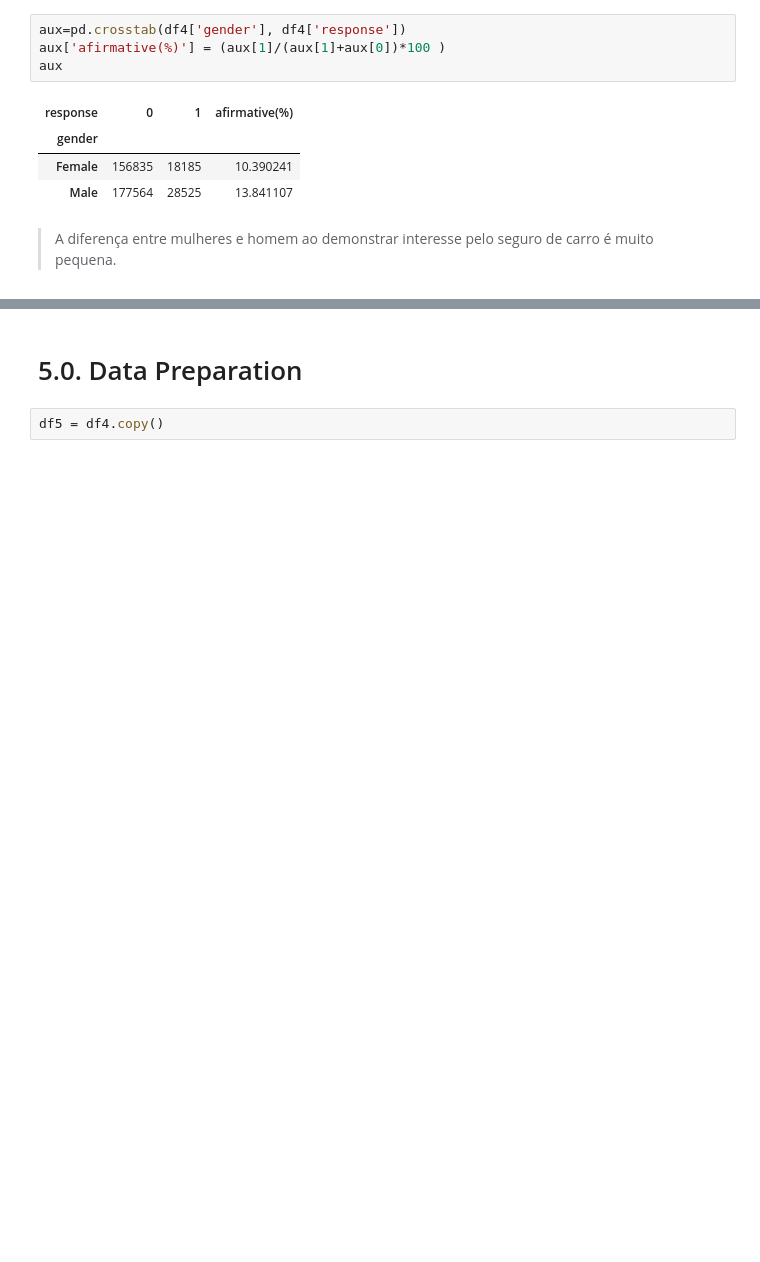
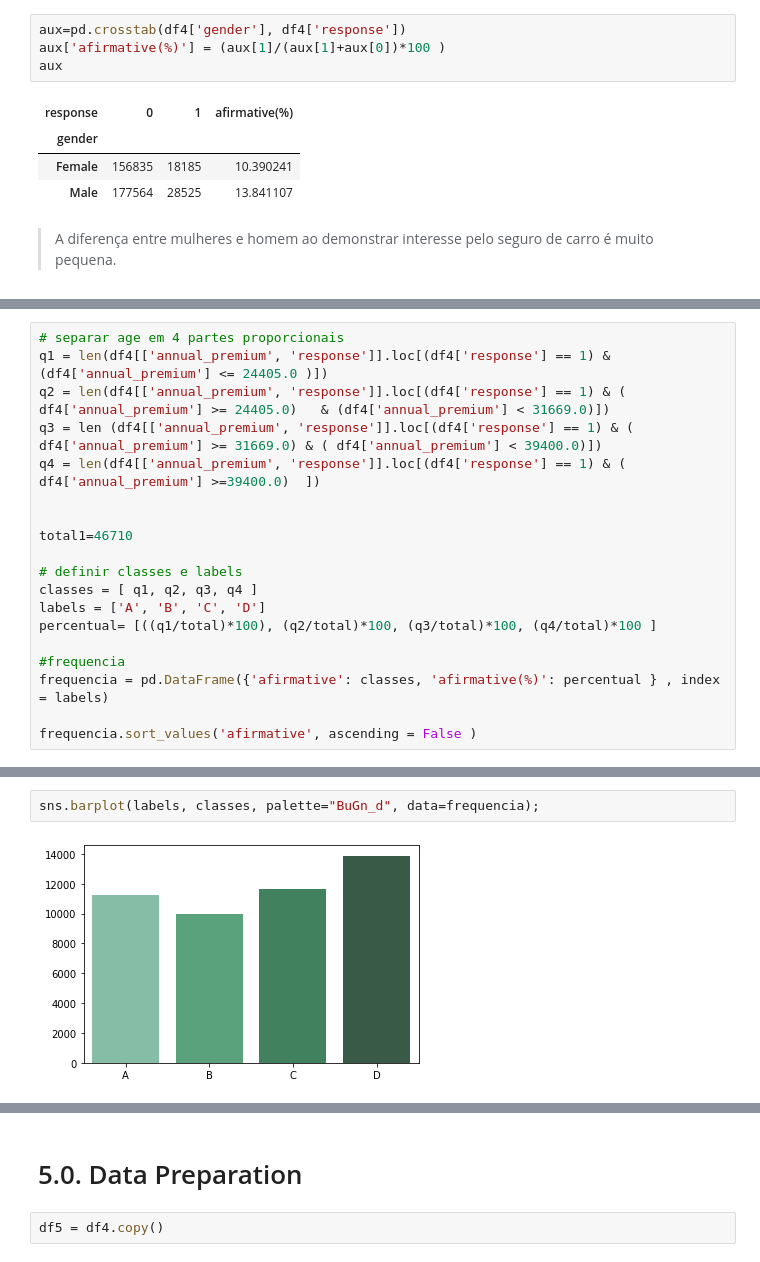
Before and after one commit to LucasAsilveira/PA04-Health-Insurance-Cross-Sell, a Jupyter notebook: Project_Health_Insurance.ipynb, the cells around one changed output, grey strips where cells are left out. Drawn from its saved outputs; the diff is of its cells as text; blank space fills up the shorter version.

```diff
--- a/Project_Health_Insurance.ipynb
+++ b/Project_Health_Insurance.ipynb
@@ -627,0 +720,19 @@ aux
+# %%
+# separar age em 4 partes proporcionais
+q1 = len(df4[['annual_premium', 'response']].loc[(df4['response'] == 1) & (df4['annual_premium'] <= 24405.0 )])
+q2 = len(df4[['annual_premium', 'response']].loc[(df4['response'] == 1) & ( df4['annual_premium'] >= 24405.0)   & (df4['annual_premium'] < 31669.0)])
+q3 = len (df4[['annual_premium', 'response']].loc[(df4['response'] == 1) & ( df4['annual_premium'] >= 31669.0) & ( df4['annual_premium'] < 39400.0)])
+q4 = len(df4[['annual_premium', 'response']].loc[(df4['response'] == 1) & ( df4['annual_premium'] >=39400.0)  ])
+
+
+total1=46710
+
+# definir classes e labels
+classes = [ q1, q2, q3, q4 ]
+labels = ['A', 'B', 'C', 'D']
+percentual= [((q1/total)*100), (q2/total)*100, (q3/total)*100, (q4/total)*100 ]
+
+#frequencia
+frequencia = pd.DataFrame({'afirmative': classes, 'afirmative(%)': percentual } , index = labels)
+
+frequencia.sort_values('afirmative', ascending = False )
@@ -627,0 +745,4 @@ aux
+# %%
+sns.barplot(labels, classes, palette="BuGn_d", data=frequencia);
+# %% [output]
+[figure, added]
```
Also changed, not shown: parts of 35 cells of this notebook, 4 other files.
